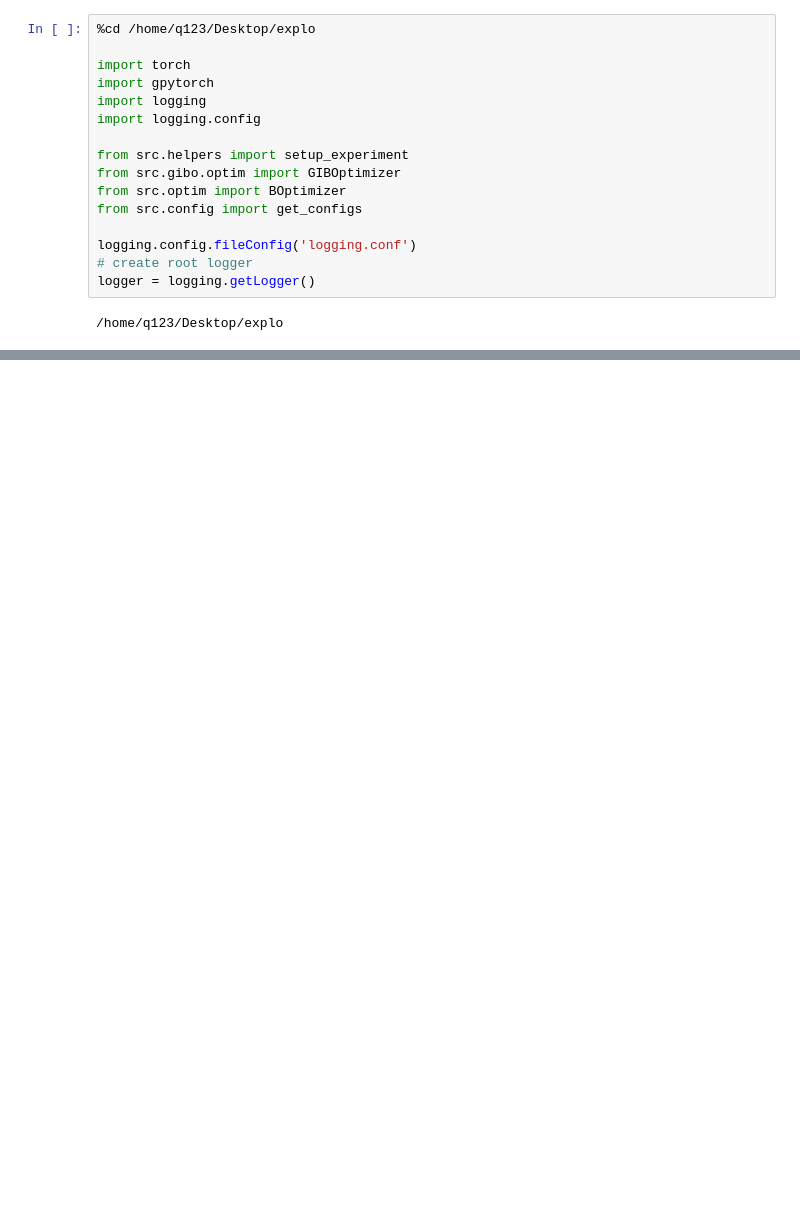
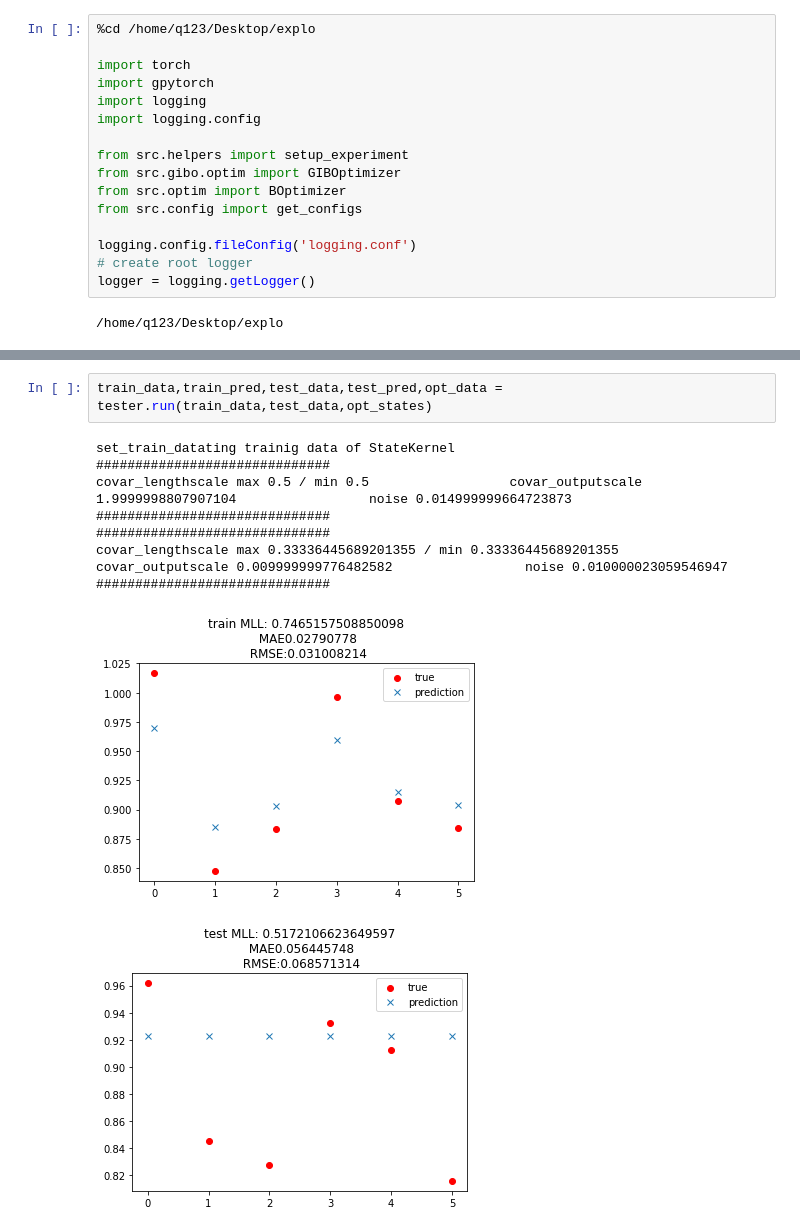
Before and after one commit to kallel-mahdi/explo, a Jupyter notebook: experiments/tester.ipynb, the cells around one changed output, grey strips where cells are left out. Drawn from its saved outputs; the diff is of its cells as text; blank space fills up the shorter version.

```diff
--- a/experiments/tester.ipynb
+++ b/experiments/tester.ipynb
@@ -19 +48,13 @@ logger = logging.getLogger()
+# %%
+train_data,train_pred,test_data,test_pred,opt_data = tester.run(train_data,test_data,opt_states)
+# %% [output]
+set_train_datating trainig data of StateKernel
+##############################
+covar_lengthscale max 0.5 / min 0.5                  covar_outputscale 1.9999998807907104                 noise 0.014999999664723873
+##############################
+##############################
+covar_lengthscale max 0.33336445689201355 / min 0.33336445689201355                  covar_outputscale 0.009999999776482582                 noise 0.010000023059546947
+##############################
+[figure, added]
+[figure, added]
 # %%
```
Also changed, not shown: parts of 10 cells of this notebook, 7 other files.
